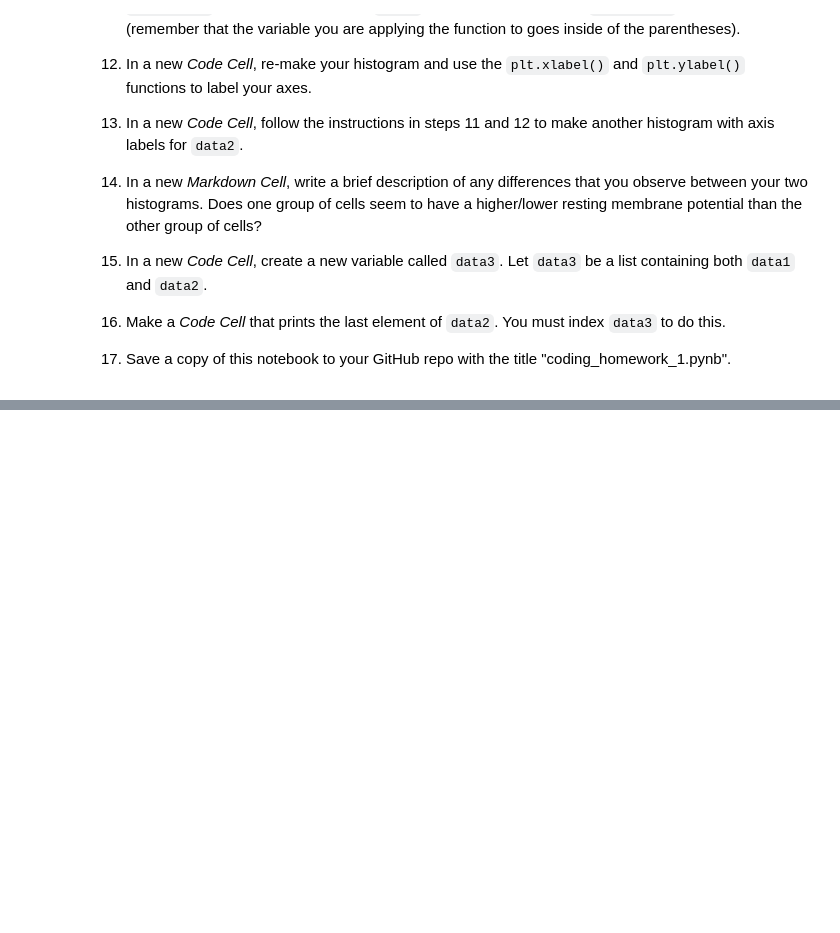
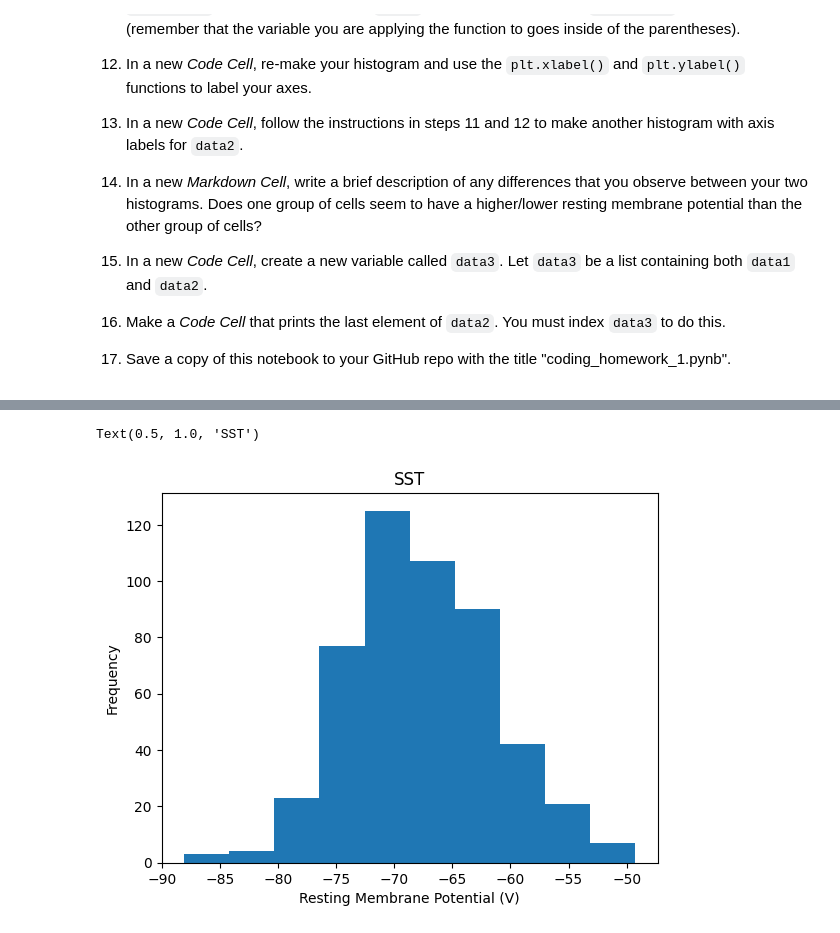
Before and after one commit to GraceHerchenroder/Neuro265, a Jupyter notebook: homework/coding_homework_1.ipynb, the cells around one changed output, grey strips where cells are left out. Saved outputs shown, nothing was run; the diff lists cells and outputs as text; code cells hidden in the pictures; blank space fills up the shorter version.

```diff
--- a/homework/coding_homework_1.ipynb
+++ b/homework/coding_homework_1.ipynb
@@ -62,0 +119,10 @@ import numpy as np
+# %%
+# Recreating histogram with axes labels
+
+plt.hist(data1)
+plt.xlabel('Resting Membrane Potential (V)')
+plt.ylabel('Frequency')
+plt.title('SST')
+# %% [output]
+Text(0.5, 1.0, 'SST')
+[figure, added]
```
Also changed, not shown: parts of 14 cells of this notebook.
